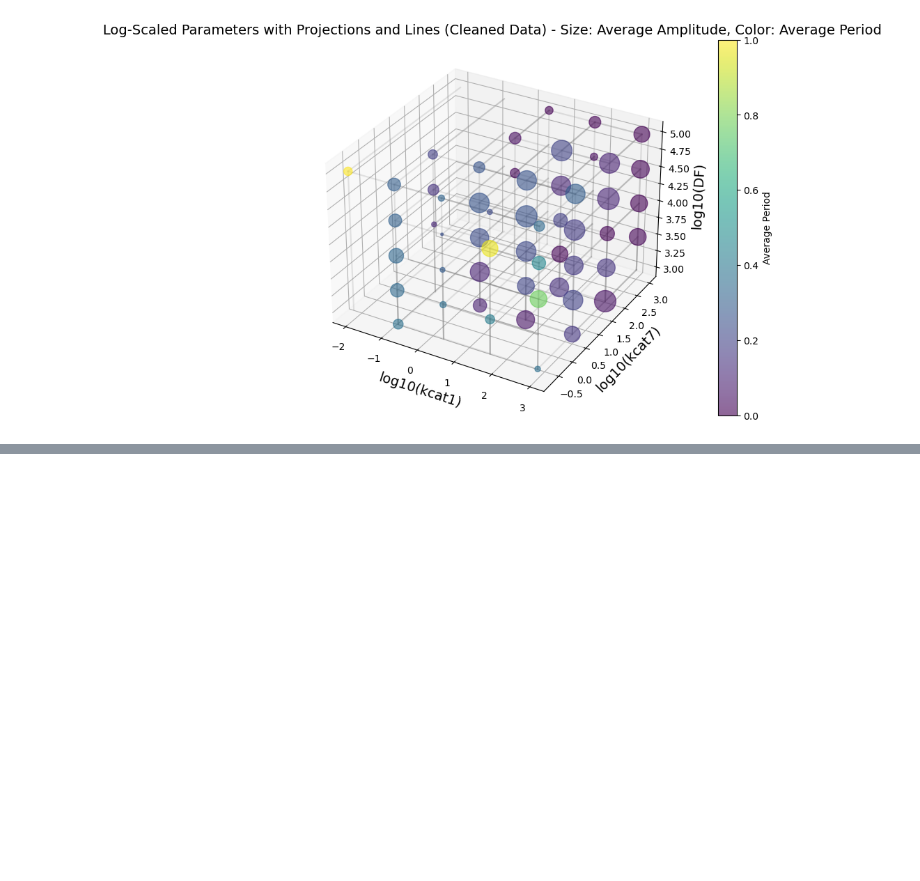
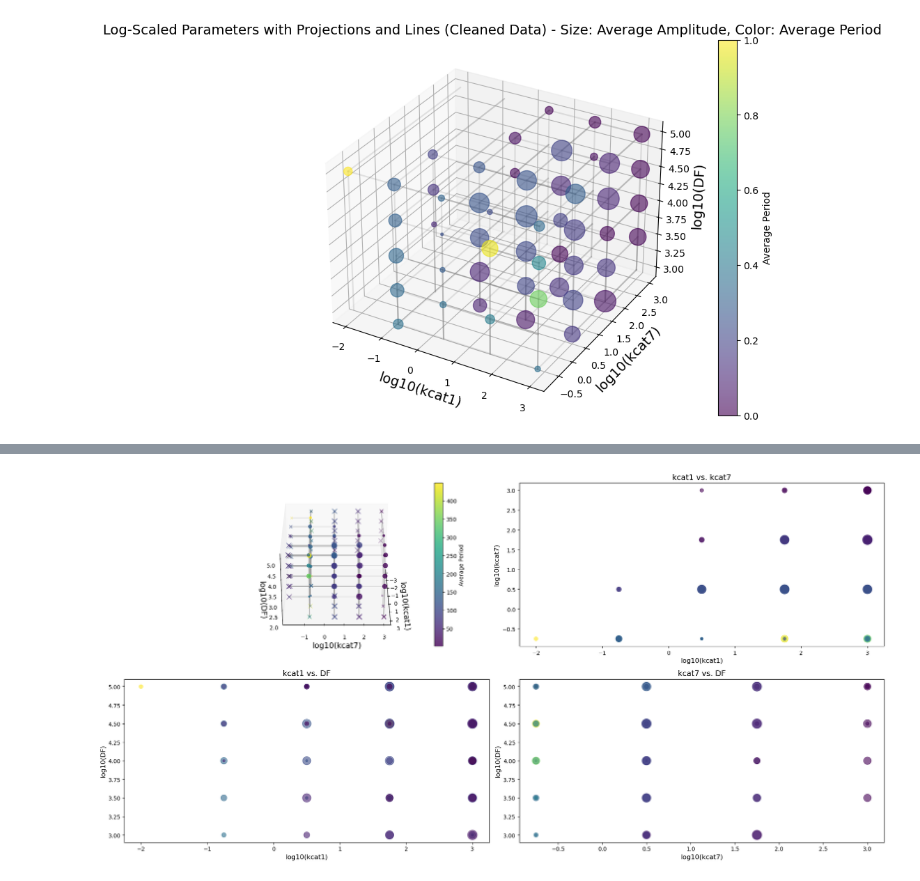
Before and after one commit to jonathanfischer97/Julia, a Jupyter notebook: OscillatorPaper/FigureGenerationScripts/3FixedPyPlot.ipynb, the cells around one changed output, grey strips where cells are left out. Cells and saved outputs as stored; diff of their text form; code cells hidden in the pictures; blank space fills up the shorter version.

```diff
--- a/OscillatorPaper/FigureGenerationScripts/3FixedPyPlot.ipynb
+++ b/OscillatorPaper/FigureGenerationScripts/3FixedPyPlot.ipynb
@@ -168,0 +199,69 @@ for angle in angles:
+# %%
+# Function to plot the main 3D scatter plot with projections (shadows) on all walls
+def plot_3d_scatter_with_projections(ax, x, y, z, sizes, colors, angle):
+    # Normalize the colors for accurate mapping
+    norm_colors = Normalize()(colors)
+
+    # Create the main 3D scatter plot with reduced alpha
+    sc = ax.scatter(x, y, z, c=colors, s=sizes * 100, alpha=0.8, cmap=cmap, marker='o')
+
+    # Get the colormap to extract RGBA values
+    colormap = plt.cm.get_cmap(cmap)
+
+    plt.colorbar(sc, ax=ax, label='Average Period')
+
+
+    # Project the points onto each plane and connect them with lines, including color-matching shadows
+    for xi, yi, zi, si, ci in zip(x, y, z, sizes, norm_colors):
+        rgba_color = colormap(ci)
+        ax.plot([xi, xi], [yi, y.min() - 1], [zi, zi], c='gray', alpha=0.2)
+        ax.scatter(xi, y.min() - 1, zi, color=rgba_color, s=si * 100, alpha=0.3, marker='x')
+        ax.plot([xi, x.min() - 1], [yi, yi], [zi, zi], c='gray', alpha=0.2)
+        ax.scatter(x.min() - 1, yi, zi, color=rgba_color, s=si * 100, alpha=0.3, marker='x')
+        ax.plot([xi, xi], [yi, yi], [z.min() - 1, zi], c='gray', alpha=0.2)
+        ax.scatter(xi, yi, z.min() - 1, color=rgba_color, s=si * 100, alpha=0.3, marker='x')
+
+    ax.set_xlabel('log10(kcat1)', fontsize=14)
+    ax.set_ylabel('log10(kcat7)', fontsize=14)
+    ax.set_zlabel('log10(DF)', fontsize=14)
+    ax.view_init(elev=30, azim=angle)
+    ax.grid(False)
+
+
+# Create 3D scatter plot with accurate color-matching projections (shadows) on all walls and 2D subplots
+def create_3d_scatter_with_accurate_shadows_and_subplots(angle, x, y, z, sizes, colors):
+    fig = plt.figure(figsize=(20, 10))
+
+    # Main 3D scatter plot
+    ax = fig.add_subplot(2, 2, 1, projection='3d')
+    plot_3d_scatter_with_projections(ax, x, y, z, sizes, colors, angle)
+
+
+    # XY Plane
+    ax_xy = fig.add_subplot(2, 2, 2)
+    ax_xy.scatter(x, y, c=colors, s=sizes * 300, alpha=0.6, cmap=cmap)
+    ax_xy.set_xlabel('log10(kcat1)', fontsize=12)
+    ax_xy.set_ylabel('log10(kcat7)', fontsize=12)
+    ax_xy.set_title('kcat1 vs. kcat7', fontsize=14)
+
+    # XZ Plane
+    ax_xz = fig.add_subplot(2, 2, 3)
+    ax_xz.scatter(x, z, c=colors, s=sizes * 300, alpha=0.6, cmap=cmap)
+    ax_xz.set_xlabel('log10(kcat1)', fontsize=12)
+    ax_xz.set_ylabel('log10(DF)', fontsize=12)
+    ax_xz.set_title('kcat1 vs. DF', fontsize=14)
+
+    # YZ Plane
+    ax_yz = fig.add_subplot(2, 2, 4)
+    ax_yz.scatter(y, z, c=colors, s=sizes * 300, alpha=0.6, cmap=cmap)
+    ax_yz.set_xlabel('log10(kcat7)', fontsize=12)
+    ax_yz.set_ylabel('log10(DF)', fontsize=12)
+    ax_yz.set_title('kcat7 vs. DF', fontsize=14)
+
+    plt.tight_layout()
+    plt.show()
+
+# Plot for a selected angle
+create_3d_scatter_with_accurate_shadows_and_subplots(angles[0], log_kcat1_cleaned, log_kcat7_cleaned, log_DF_cleaned, sizes, data['average_period'])
+# %% [output]
+[figure, added]
```
Also changed, not shown: parts of 10 cells of this notebook.
